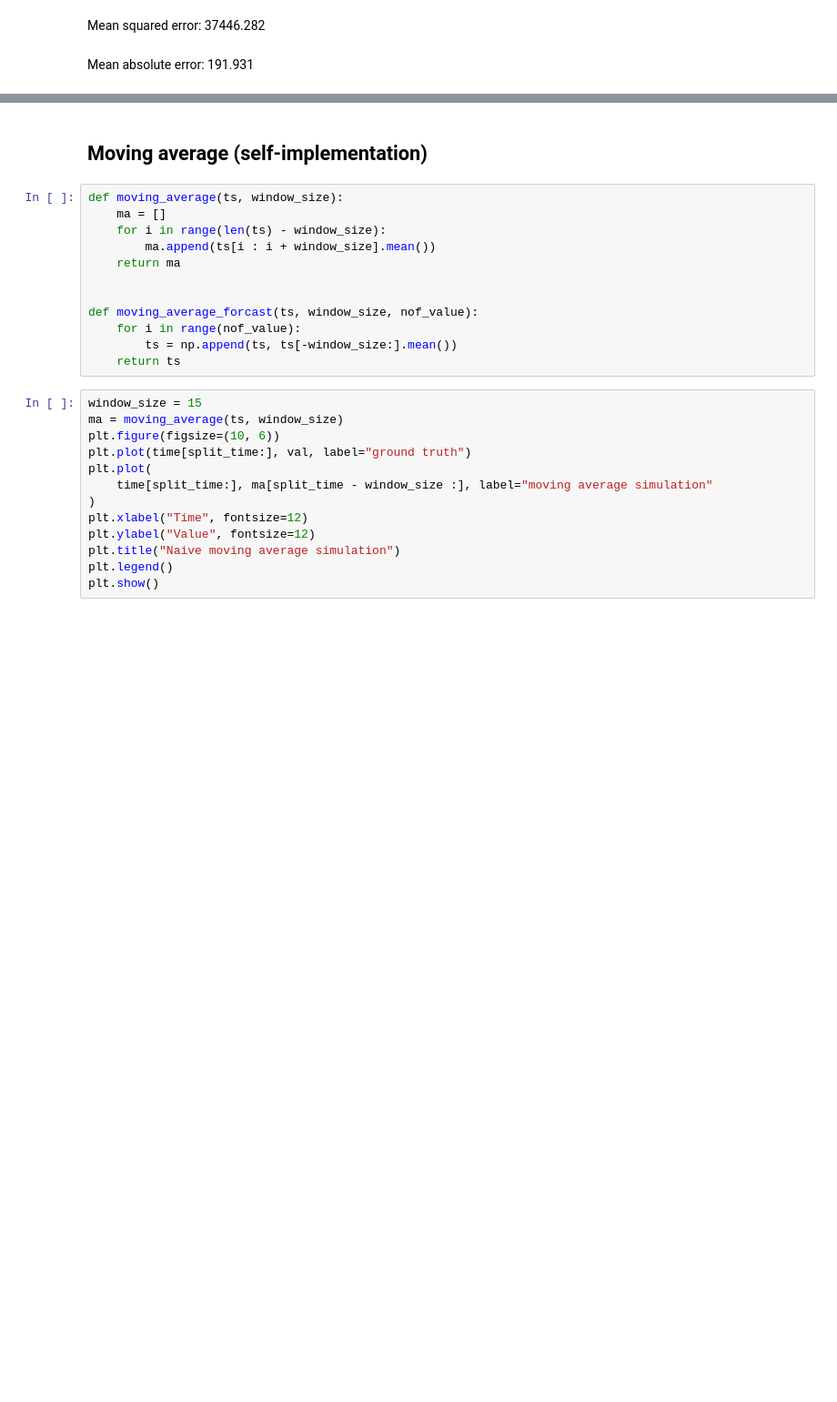
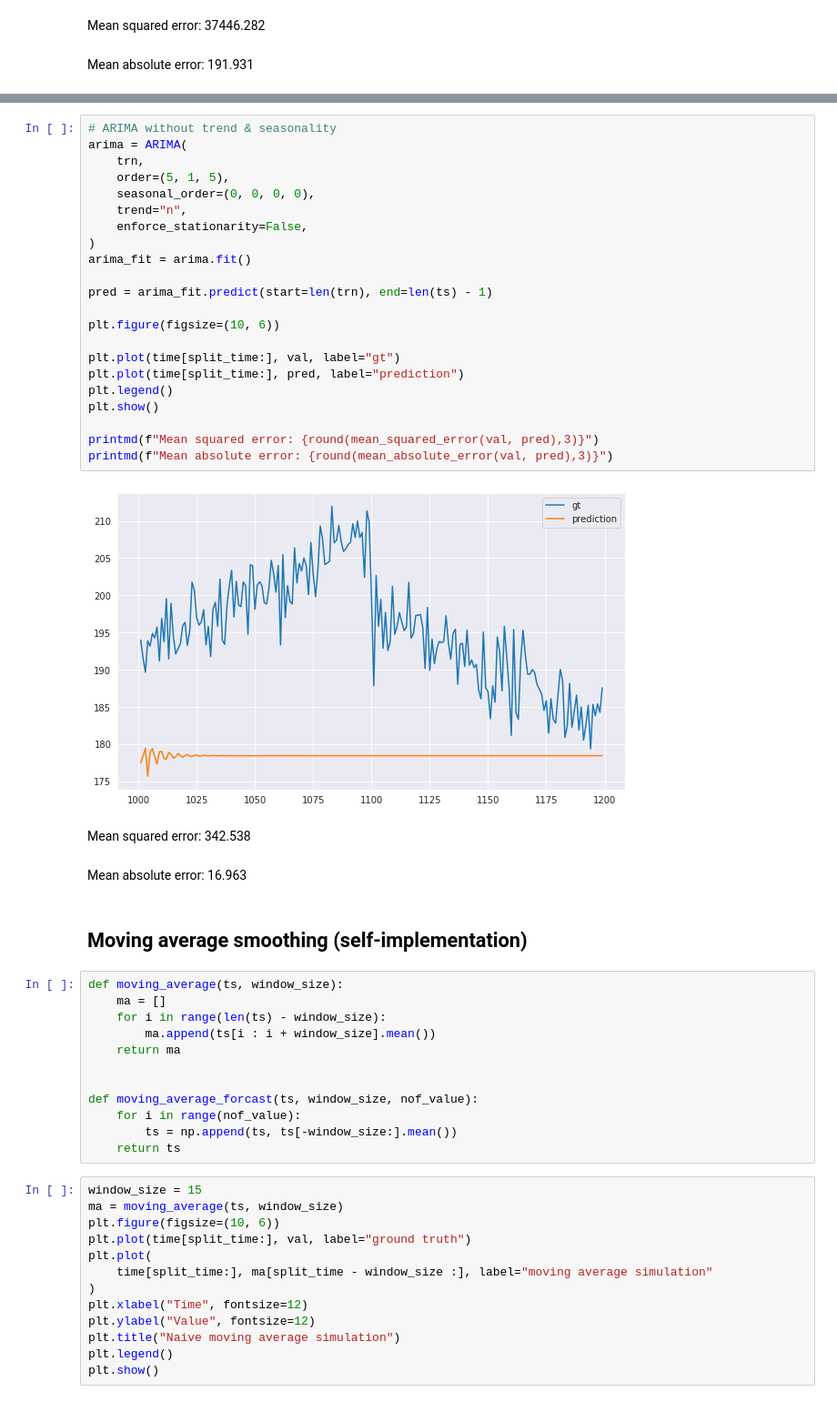
Before and after one commit to ZequnZ/Knowledge-base, a Jupyter notebook: ds/time series/time_series.ipynb, the cells around one changed output, grey strips where cells are left out. Shown: that part at 91% size. Saved outputs shown, nothing was run; the diff lists cells and outputs as text; blank space fills up the shorter version.

```diff
--- a/ds/time series/time_series.ipynb
+++ b/ds/time series/time_series.ipynb
@@ -236,5 +316,31 @@ Mean absolute error: 191.931
+# %%
+# ARIMA without trend & seasonality
+arima = ARIMA(
+    trn,
+    order=(5, 1, 5),
+    seasonal_order=(0, 0, 0, 0),
+    trend="n",
+    enforce_stationarity=False,
+)
+arima_fit = arima.fit()
+
+pred = arima_fit.predict(start=len(trn), end=len(ts) - 1)
+
+plt.figure(figsize=(10, 6))
+
+plt.plot(time[split_time:], val, label="gt")
+plt.plot(time[split_time:], pred, label="prediction")
+plt.legend()
+plt.show()
+
+printmd(f"Mean squared error: {round(mean_squared_error(val, pred),3)}")
+printmd(f"Mean absolute error: {round(mean_absolute_error(val, pred),3)}")
+# %% [output]
+[figure, added]
+Mean squared error: 342.538
+Mean absolute error: 16.963
 # %% [markdown]
-## Moving average (self-implementation)
+## Moving average smoothing (self-implementation)
 # %%
 def moving_average(ts, window_size):
     ma = []
```
Also changed, not shown: parts of 6 cells of this notebook.
